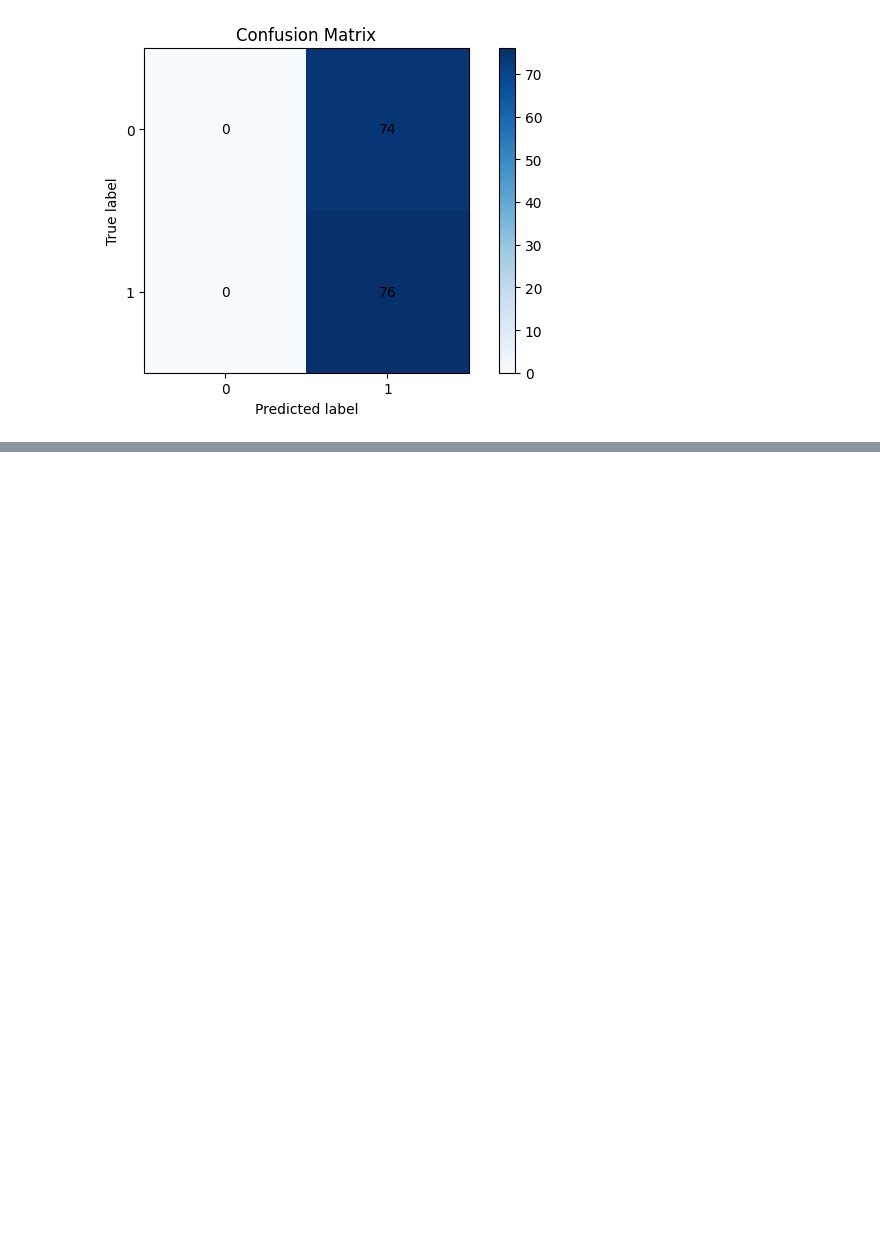
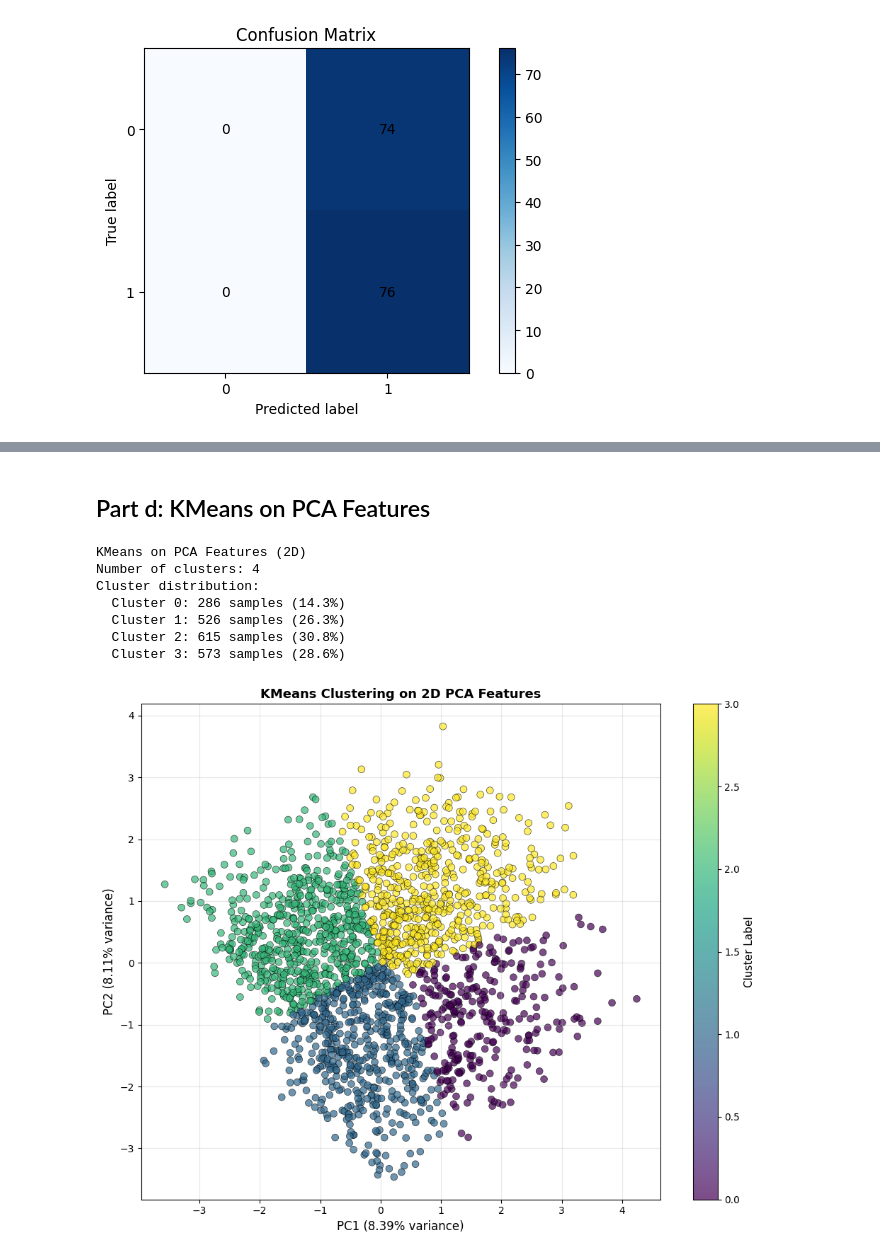
Before and after one commit to Velova/DM2026-Assignment-1, a Jupyter notebook: Real_World_Classification.ipynb, the cells around one changed output, grey strips where cells are left out. Saved outputs shown, nothing was run; the diff lists cells and outputs as text; code cells hidden in the pictures; blank space fills up the shorter version.

```diff
--- a/Real_World_Classification.ipynb
+++ b/Real_World_Classification.ipynb
@@ -322,0 +913,36 @@ F1-score  : 0.6726
+# %% [markdown]
+## Part d: KMeans on PCA Features
+# %%
+kmeans_pca = KMeans(n_clusters=4, random_state=40, n_init=10)
+cluster_labels_pca = kmeans_pca.fit_predict(X_pca)
+
+print(f"KMeans on PCA Features (2D)")
+print(f"Number of clusters: 4")
+print(f"Cluster distribution:")
+unique, counts = np.unique(cluster_labels_pca, return_counts=True)
+for u, c in zip(unique, counts):
+    print(f"  Cluster {u}: {c} samples ({c/len(cluster_labels_pca)*100:.1f}%)")
+
+fig, ax = plt.subplots(figsize=(10, 8))
+
+scatter = ax.scatter(X_pca[:, 0], X_pca[:, 1], c=cluster_labels_pca, cmap='viridis',
+                     s=50, alpha=0.7, edgecolors='black', linewidth=0.5)
+ax.set_xlabel(f'PC1 ({pca.explained_variance_ratio_[0]:.2%} variance)', fontsize=12)
+ax.set_ylabel(f'PC2 ({pca.explained_variance_ratio_[1]:.2%} variance)', fontsize=12)
+ax.set_title(f'KMeans Clustering on 2D PCA Features', fontsize=13, fontweight='bold')
+cbar = plt.colorbar(scatter, ax=ax)
+cbar.set_label('Cluster Label', fontsize=11)
+ax.grid(True, alpha=0.3)
+
+plt.tight_layout()
+plt.savefig('q4_kmeans_pca_features.png', dpi=100, bbox_inches='tight')
+plt.show()
+# %% [output]
+KMeans on PCA Features (2D)
+Number of clusters: 4
+Cluster distribution:
+  Cluster 0: 286 samples (14.3%)
+  Cluster 1: 526 samples (26.3%)
+  Cluster 2: 615 samples (30.8%)
+  Cluster 3: 573 samples (28.6%)
+[figure, added]
```
Also changed, not shown: parts of 38 cells of this notebook.
